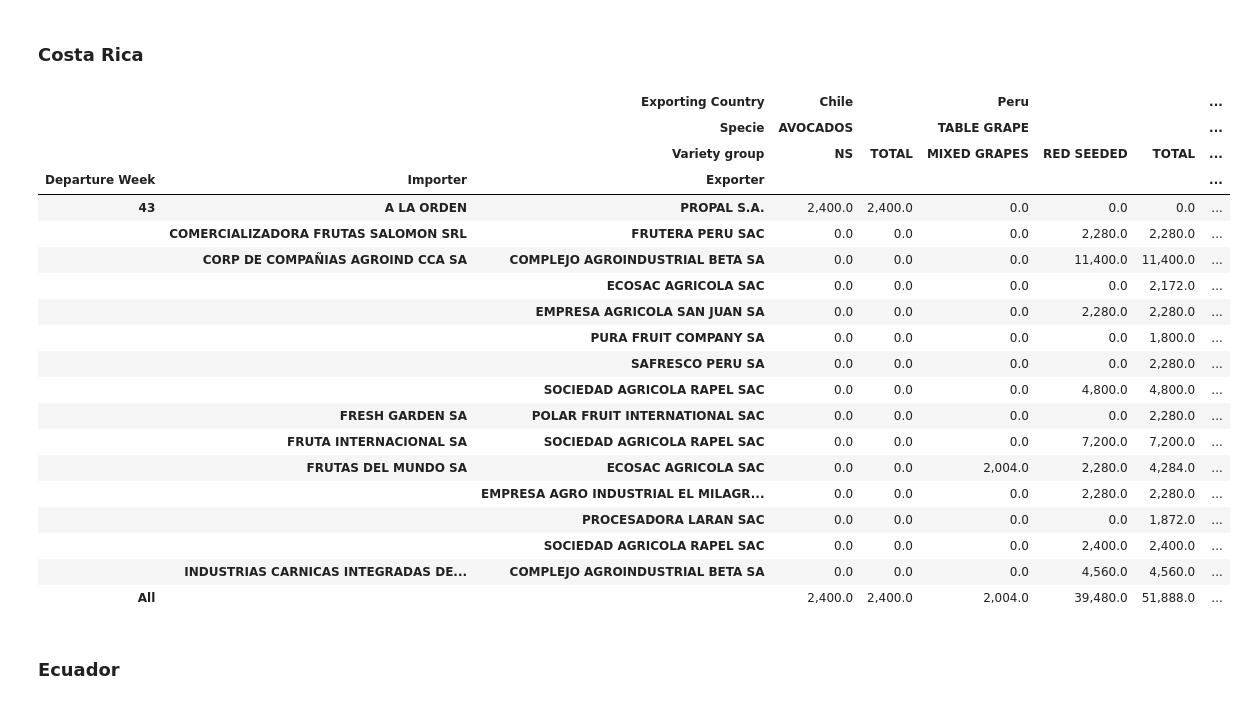
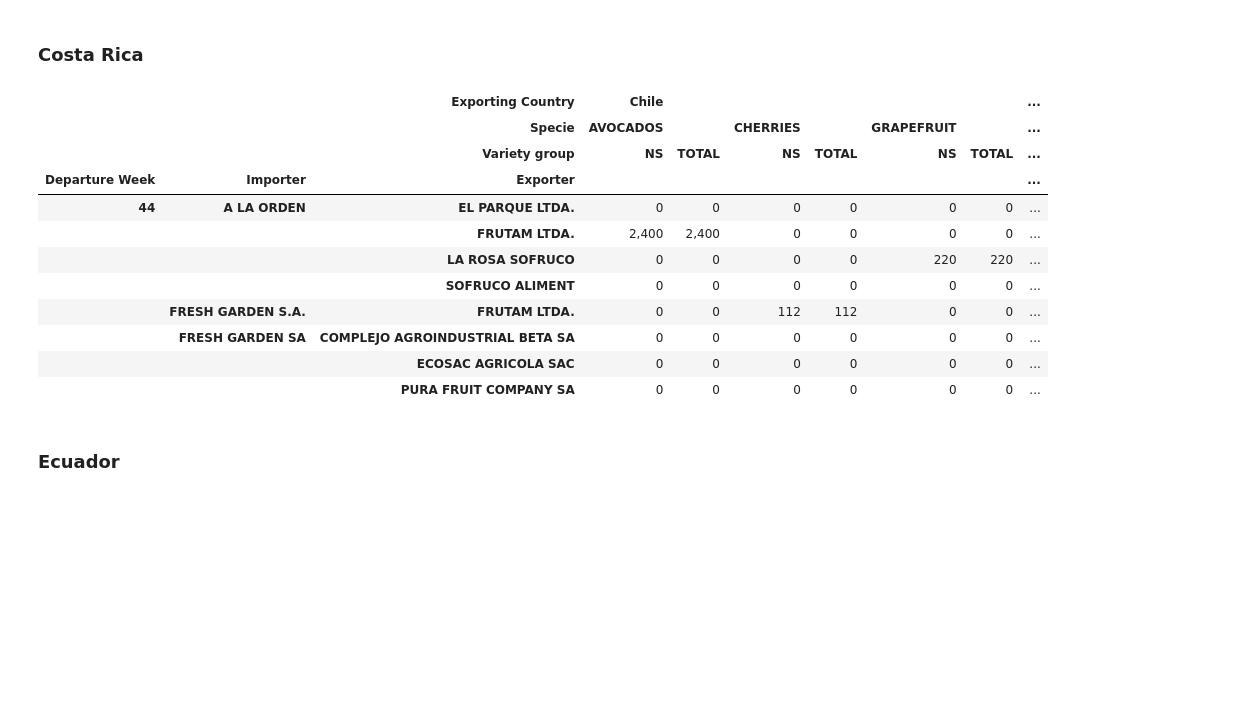
Before and after one commit to avida03/bf_web, a Jupyter notebook: Weekly.ipynb, the cells around one changed output. Drawn from its saved outputs; the diff is of its cells as text; code cells hidden in the pictures; blank space fills up the shorter version.

Commit message:
New week

```diff
--- a/Weekly.ipynb
+++ b/Weekly.ipynb
@@ -3,7 +3,7 @@
 # %%
 import pandas as pd
 master=pd.read_csv(r"C:\Users\artuv\OneDrive\Bases_Chile_y_UvasPeru\Master.csv")
-current_week=43
+current_week=44
 # %%
 latam=master[(master['Region']=='LATIN AMERICA')& (master['ETD Week'].str.contains('2025'))]
 latam=latam.rename(columns={'Dep_Week': 'Departure Week'})
@@ -154,29 +244,24 @@ chile_pivot
 # %% [markdown]
 ### Costa Rica
 # %%
-costa_rica_pivot = country_pivots['COSTA RICA']
+if country_pivots.keys().__contains__('COSTA RICA'):
+    costa_rica_pivot = country_pivots['COSTA RICA']
+else:
+    print (f'Nothing this week from Costa Rica')
 costa_rica_pivot
 # %% [output]
-|  |  | Exporting Country | Chile |  | Peru |  |  | ... |
-|  |  | Specie | AVOCADOS |  | TABLE GRAPE |  |  | ... |
-|  |  | Variety group | NS | TOTAL | MIXED GRAPES | RED SEEDED | TOTAL | ... |
-| Departure Week | Importer | Exporter |  |  |  |  |  | ... |
-| 43 | A LA ORDEN | PROPAL S.A. | 2,400.0 | 2,400.0 | 0.0 | 0.0 | 0.0 | ... |
-|  | COMERCIALIZADORA FRUTAS SALOMON SRL | FRUTERA PERU SAC | 0.0 | 0.0 | 0.0 | 2,280.0 | 2,280.0 | ... |
-|  | CORP DE COMPAÑIAS AGROIND CCA SA | COMPLEJO AGROINDUSTRIAL BETA SA | 0.0 | 0.0 | 0.0 | 11,400.0 | 11,400.0 | ... |
-|  |  | ECOSAC AGRICOLA SAC | 0.0 | 0.0 | 0.0 | 0.0 | 2,172.0 | ... |
-|  |  | EMPRESA AGRICOLA SAN JUAN SA | 0.0 | 0.0 | 0.0 | 2,280.0 | 2,280.0 | ... |
-|  |  | PURA FRUIT COMPANY SA | 0.0 | 0.0 | 0.0 | 0.0 | 1,800.0 | ... |
-|  |  | SAFRESCO PERU SA | 0.0 | 0.0 | 0.0 | 0.0 | 2,280.0 | ... |
-|  |  | SOCIEDAD AGRICOLA RAPEL SAC | 0.0 | 0.0 | 0.0 | 4,800.0 | 4,800.0 | ... |
-|  | FRESH GARDEN SA | POLAR FRUIT INTERNATIONAL SAC | 0.0 | 0.0 | 0.0 | 0.0 | 2,280.0 | ... |
-|  | FRUTA INTERNACIONAL SA | SOCIEDAD AGRICOLA RAPEL SAC | 0.0 | 0.0 | 0.0 | 7,200.0 | 7,200.0 | ... |
-|  | FRUTAS DEL MUNDO SA | ECOSAC AGRICOLA SAC | 0.0 | 0.0 | 2,004.0 | 2,280.0 | 4,284.0 | ... |
-|  |  | EMPRESA AGRO INDUSTRIAL EL MILAGR... | 0.0 | 0.0 | 0.0 | 2,280.0 | 2,280.0 | ... |
-|  |  | PROCESADORA LARAN SAC | 0.0 | 0.0 | 0.0 | 0.0 | 1,872.0 | ... |
-|  |  | SOCIEDAD AGRICOLA RAPEL SAC | 0.0 | 0.0 | 0.0 | 2,400.0 | 2,400.0 | ... |
-|  | INDUSTRIAS CARNICAS INTEGRADAS DE... | COMPLEJO AGROINDUSTRIAL BETA SA | 0.0 | 0.0 | 0.0 | 4,560.0 | 4,560.0 | ... |
-| All |  |  | 2,400.0 | 2,400.0 | 2,004.0 | 39,480.0 | 51,888.0 | ... |
+|  |  | Exporting Country | Chile |  |  |  |  |  | ... |
+|  |  | Specie | AVOCADOS |  | CHERRIES |  | GRAPEFRUIT |  | ... |
+|  |  | Variety group | NS | TOTAL | NS | TOTAL | NS | TOTAL | ... |
+| Departure Week | Importer | Exporter |  |  |  |  |  |  | ... |
+| 44 | A LA ORDEN | EL PARQUE LTDA. | 0 | 0 | 0 | 0 | 0 | 0 | ... |
+|  |  | FRUTAM LTDA. | 2,400 | 2,400 | 0 | 0 | 0 | 0 | ... |
+|  |  | LA ROSA SOFRUCO | 0 | 0 | 0 | 0 | 220 | 220 | ... |
+|  |  | SOFRUCO ALIMENT | 0 | 0 | 0 | 0 | 0 | 0 | ... |
+|  | FRESH GARDEN S.A. | FRUTAM LTDA. | 0 | 0 | 112 | 112 | 0 | 0 | ... |
+|  | FRESH GARDEN SA | COMPLEJO AGROINDUSTRIAL BETA SA | 0 | 0 | 0 | 0 | 0 | 0 | ... |
+|  |  | ECOSAC AGRICOLA SAC | 0 | 0 | 0 | 0 | 0 | 0 | ... |
+|  |  | PURA FRUIT COMPANY SA | 0 | 0 | 0 | 0 | 0 | 0 | ... |
 # %% [markdown]
 ### Ecuador
 # %%
```
Also changed, not shown: parts of 16 cells of this notebook, 1 other file.
